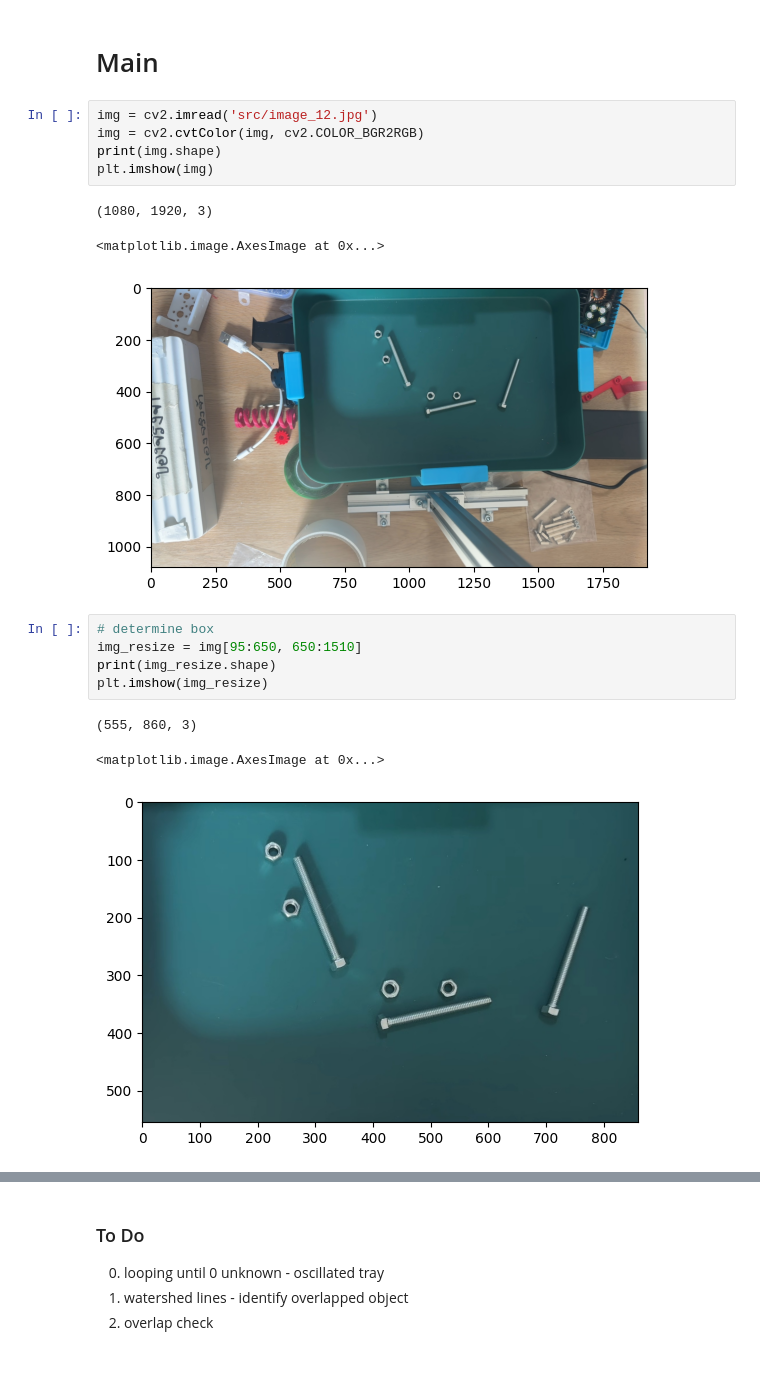
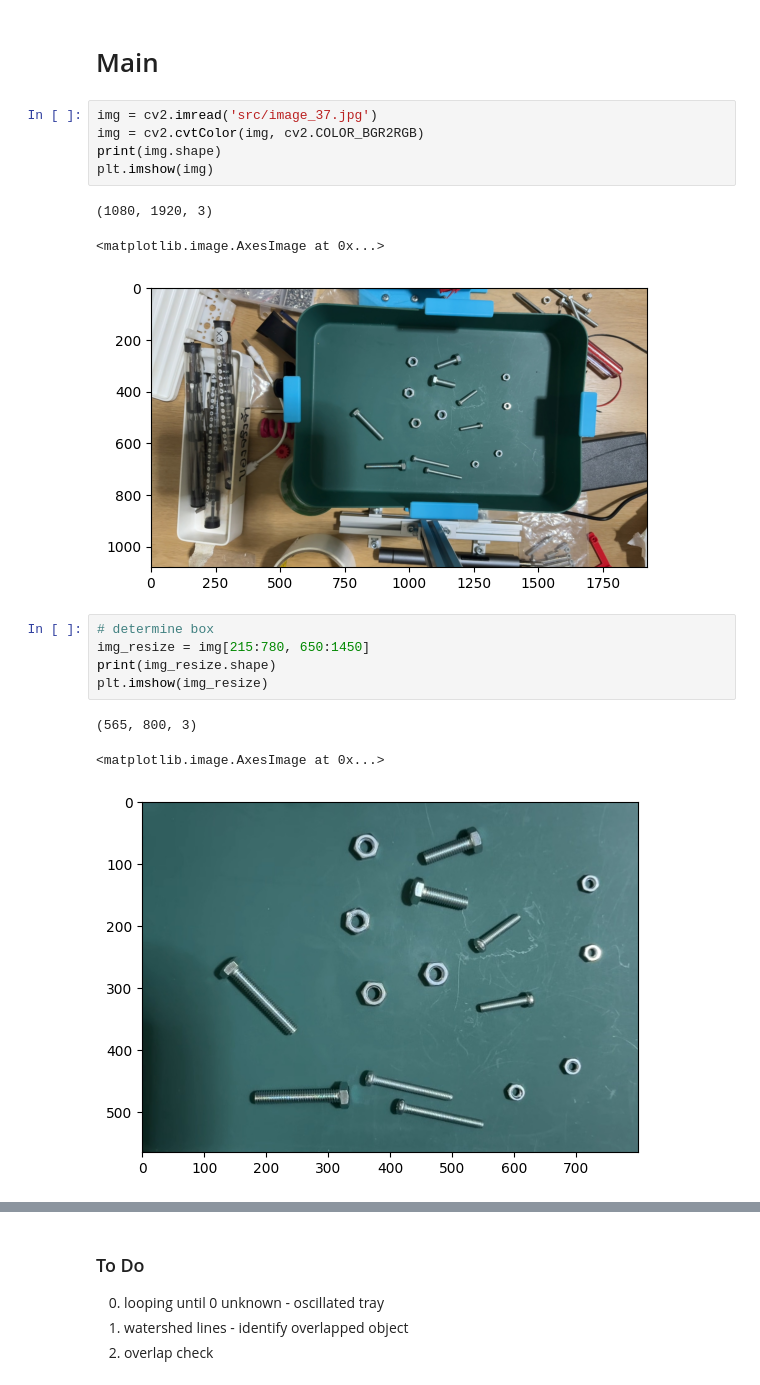
Before and after one commit to sincerem00n/6DOE-with-cv, a Jupyter notebook: detect.ipynb, the cells around one changed output, grey strips where cells are left out. Drawn from its saved outputs; the diff is of its cells as text.

```diff
--- a/detect.ipynb
+++ b/detect.ipynb
@@ -8,23 +8,23 @@ print(cv2.__version__)
 # %% [markdown]
 # Main
 # %%
-img = cv2.imread('src/image_12.jpg')
+img = cv2.imread('src/image_37.jpg')
 img = cv2.cvtColor(img, cv2.COLOR_BGR2RGB)
 print(img.shape)
 plt.imshow(img)
 # %% [output]
 (1080, 1920, 3)
 <matplotlib.image.AxesImage at 0x...>
-[figure, old version]
+[figure, new version]
 # %%
 # determine box
-img_resize = img[95:650, 650:1510]
+img_resize = img[215:780, 650:1450]
 print(img_resize.shape)
 plt.imshow(img_resize)
 # %% [output]
-(555, 860, 3)
+(565, 800, 3)
 <matplotlib.image.AxesImage at 0x...>
-[figure, old version]
+[figure, new version]
 # %%
 img_resize = cv2.cvtColor(img_resize, cv2.COLOR_RGB2GRAY)
 plt.imshow(img_resize, cmap='gray')
```
Also changed, not shown: parts of 8 cells of this notebook, 23 other files.
